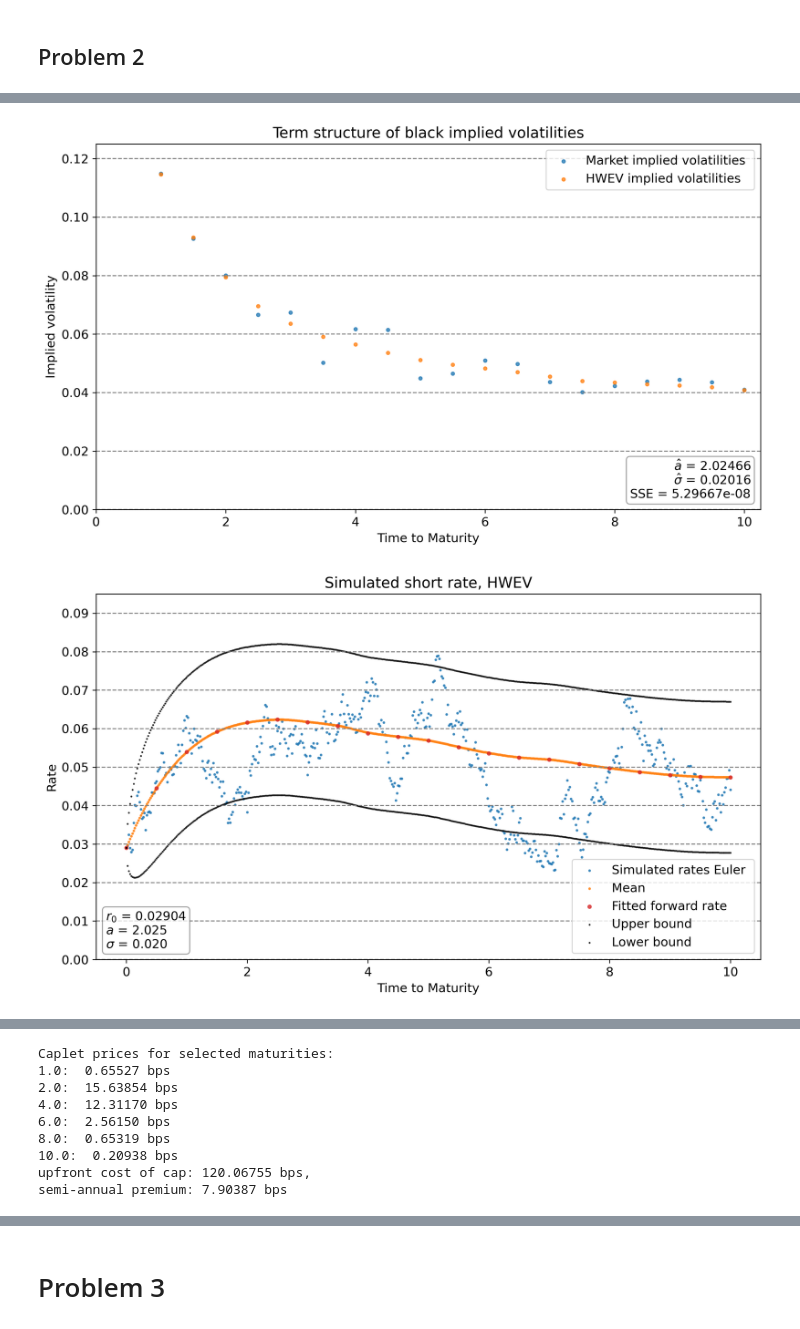
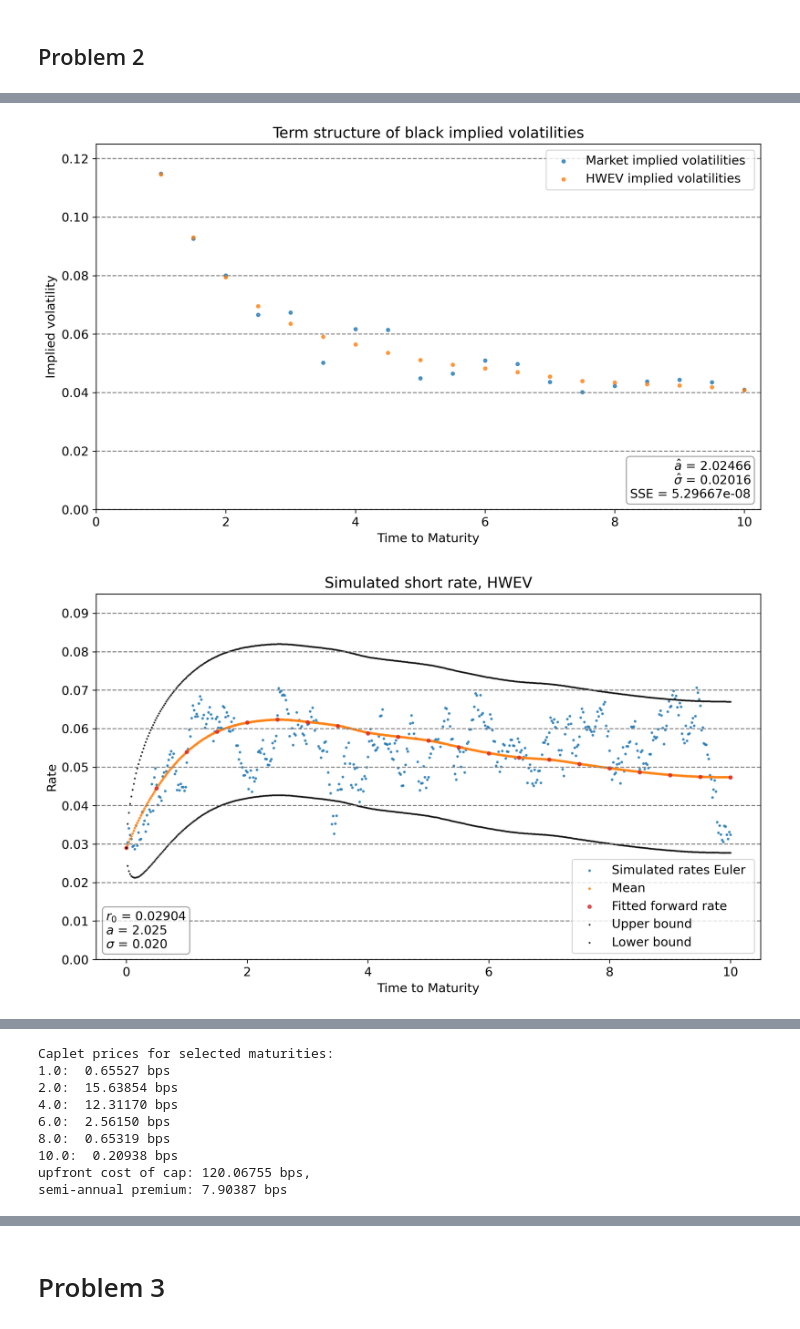
Before and after one commit to johanoelgaard/FixedIncome, a Jupyter notebook: 12/12.ipynb, the cells around one changed output, grey strips where cells are left out. Cells and saved outputs as stored; diff of their text form; code cells hidden in the pictures.

```diff
--- a/12/12.ipynb
+++ b/12/12.ipynb
@@ -111,7 +109,7 @@ interpolation_options = {"method":"nelson_siegel","transition": 'smooth'}
 T_fit, R_fit, sse = fid.zcb_curve_fit(data_zcb,interpolation_options=interpolation_options)
 T_inter = np.linspace(0, 30, 2*int(T_fit[-1])+1)
 p_inter, R_inter, f_inter, T_inter = fid.zcb_curve_interpolate(T_inter=T_inter, T=T_fit, R=R_fit, interpolation_options=interpolation_options)
-# L = fid.forward_libor_rates_from_zcb_prices(T_inter[:N_caplet],p_inter[:N_caplet])
+L = fid.forward_libor_rates_from_zcb_prices(T_inter[:N_caplet],p_inter[:N_caplet])
 # a
 sigma_vasicek = 0.02
 param0 = 0.035, 6, 0.025
@@ -148,7 +146,7 @@ f_fit = np.array(fid.for_values_in_list_find_value_return_value(T_caplet,T_inter
 M_simul, T_simul = 500, 10
 t_simul = np.linspace(0, T_simul, M_simul+1)
 size_ci = 0.95
-np.random.seed(2025)
+np.random.seed(25)
 f_simul, f_T_simul = fid.interpolate(t_simul,T_caplet,f_fit,interpolation_options)
 theta = fid.theta_hwev(t_simul, f_simul, f_T_simul, a_hwev, sigma_hwev)
 R_simul_hwev = fid.simul_hwev(f_simul[0], t_simul, theta, a_hwev, sigma_hwev, method = "euler")
@@ -162,32 +160,32 @@ simul_hwev = [{'label':'Simulated rates Euler', 'x':t_simul, 'y':R_simul_hwev,'s
                ]
 text_hwev = {'$r_0$':f'{f_simul[0]:.5f}', '$a$':f'{a_hwev:.3f}', '$\sigma$':f'{sigma_hwev:.3f}'}
 plot.rates(simul_hwev,title='Simulated short rate, HWEV',text=text_hwev)
 mean_vasicek = np.zeros_like(t_simul)
 for i, t in enumerate(t_simul):
     mean_vasicek[i] = fid.mean_vasicek(r0_vasicek, a_vasicek, b_vasicek, sigma_vasicek, t)
-np.random.seed(2025)
+np.random.seed(25)
 R_simul_vasicek = fid.simul_vasicek(r0_vasicek, a_vasicek, b_vasicek, sigma_vasicek, M_simul, T_simul, method='euler')
 lb, ub = fid.ci_vasicek(r0_vasicek, a_vasicek ,b_vasicek , sigma_vasicek, t_simul, size_ci)
 simul_plot = [{'label':'Simulated short rate','x':t_simul,'y':R_simul_vasicek, 's':10},
                 {'label':'Mean', 'x':t_simul, 'y':mean_vasicek,'s':10},
               {'label':'Fitted forward rate', 'x':T_inter[:N_caplet], 'y':f_inter[:N_caplet],'s':40},
               {'label':'Lower bound','x':t_simul,'y':lb, 's':3, 'color':'black'},
               {'label':'Upper bound','x':t_simul,'y':ub, 's':3, 'color':'black'}]
 text_vasicek = {'$r_0$':f'{r0_vasicek:.5f}', '$a$':f'{a_vasicek:.3f}', '$b$':f'{b_vasicek:.3f}', '$\sigma$':f'{sigma_vasicek:.3f}'}
 plot.rates(simul_plot,title='Simulated short rate, Vasicek',text=text_vasicek)
 # d
 strike_new = 0.06
 caplet_price_hwev = fid.caplet_prices_hwev(strike_new, a_hwev, sigma_hwev, T_caplet, p_inter[:N_caplet])
 T_report = np.array([1.0,2.0,4.0,6.0,8.0,10.0])
 caplet_price_hwev_report = np.zeros_like(T_report)
 print('Caplet prices for selected maturities:')
 for i, t in enumerate(T_report):
     caplet_price_hwev_report[i] = fid.find_value_return_value(t, T_caplet, caplet_price_hwev, precision=1e-8)[1][0][1]
     print(f'{T_report[i]:.1f}:  {caplet_price_hwev_report[i]*10000:.5f} bps')
 S_cap = fid.accrual_factor_from_zcb_prices(0,0,T_caplet[-1],"semiannual",T_caplet, p_inter[:N_caplet])
 price_cap = sum(caplet_price_hwev)
 print(f"upfront cost of cap: {price_cap*10000:.5f} bps,\nsemi-annual premium: {alpha_caplet*price_cap*10000/S_cap:.5f} bps")
 # %% [output]
 [figure]
 [figure]
-[figure, old version]
+[figure, new version]
```
Also changed, not shown: parts of 12 cells of this notebook, 3 other files.
